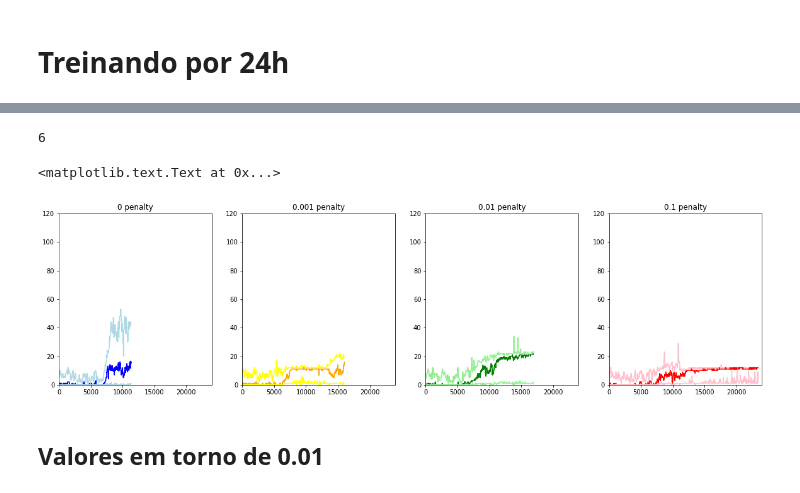
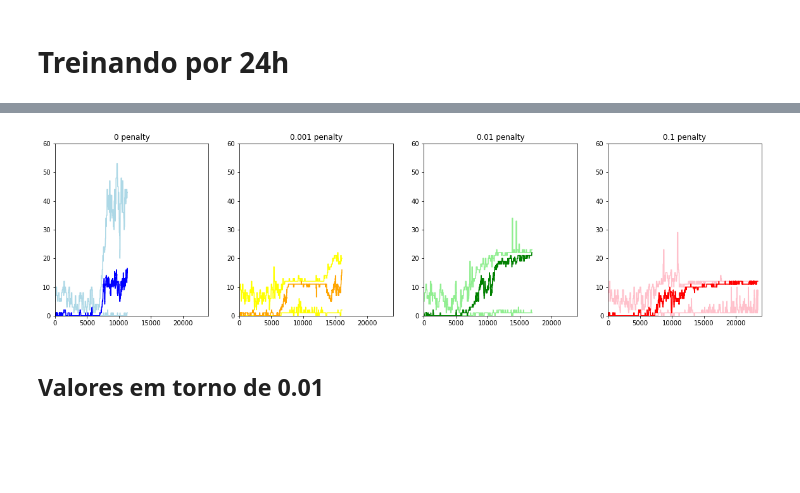
Before and after one commit to glazari/RL-exploration, a Jupyter notebook: Penalty for action.ipynb, the cells around one changed output, grey strips where cells are left out. Cells and saved outputs as stored; diff of their text form; code cells hidden in the pictures; blank space fills up the shorter version.

Commit message:
plot function

```diff
--- a/Penalty for action.ipynb
+++ b/Penalty for action.ipynb
@@ -95,0 +54,27 @@ plt.title('0.1 penalty')
+# %%
+def plot_compare(series=[],scale=[0,6000,0,120],titles=[],win=100):
+    #Default colors
+    colors = [
+        ['blue','lightblue'],
+        ['orange','yellow'],
+        ['green','lightgreen'],
+        ['red','pink'],
+    ]
+
+    n = len(series)
+    assert len(titles) == n or not titles
+
+    plt.figure(figsize=(20,5))
+    for i in range(len(series)):
+        color1, color2 = colors[i]
+
+        plt.subplot(1,n,i+1)
+
+        plt.plot(maxi(series[i],window=win),color=color2)
+        plt.plot(mini(series[i],window=win),color=color2)
+        plt.plot(median(series[i],window=win),color=color1)
+
+        plt.axis(scale)
+
+        if titles:
+            plt.title(titles[i])
@@ -108,44 +99,10 @@ files
-# %%
-reward_records = []
-for file_name in files:
-    with open('penalty/'+file_name,'rb') as f:
-        rewards = pickle.load(f)
-    reward_records.append(rewards)
-len(reward_records)
-# %% [output]
-6
-# %%
-win = 100
-max_episodes = 24000
-max_points = 120
-
-plt.figure(1,figsize=(20,5))
-plt.subplot(141)
-plt.plot(maxi(reward_records[0],window=win),color='lightblue')
-plt.plot(median(reward_records[0],window=win),color='blue')
-plt.plot(mini(reward_records[0],window=win),color='lightblue')
-plt.axis([0,max_episodes,0,max_points])
-plt.title('0 penalty')
-plt.subplot(142)
-plt.plot(maxi(reward_records[2],window=win), color='yellow')
-plt.plot(median(reward_records[2],window=win), color='orange')
-plt.plot(mini(reward_records[2],window=win), color='yellow')
-plt.axis([0,max_episodes,0,max_points])
-plt.title('0.001 penalty')
-plt.subplot(143)
-plt.plot(maxi(reward_records[5],window=win), color='lightgreen')
-plt.plot(median(reward_records[5],window=win), color='green')
-plt.plot(mini(reward_records[5],window=win), color='lightgreen')
-plt.axis([0,max_episodes,0,max_points])
-plt.title('0.01 penalty')
-plt.subplot(144)
-plt.plot(maxi(reward_records[1],window=win), color='pink')
-plt.plot(median(reward_records[1],window=win), color='red')
-plt.plot(mini(reward_records[1],window=win), color='pink')
-plt.axis([0,max_episodes,0,max_points])
-plt.title('0.1 penalty')
-# %% [output]
-<matplotlib.text.Text at 0x...>
-[figure, removed]
+# %%
+series = [reward_records[0], reward_records[2], reward_records[5],reward_records[1]]
+titles = ['0 penalty', '0.001 penalty', '0.01 penalty', '0.1 penalty']
+scale = [0,24000,0,60]
+
+plot_compare(series=series,scale=scale, titles=titles)
+# %% [output]
+[figure, added]
 # %% [markdown]
 ## Valores em torno de 0.01
```
Also changed, not shown: parts of 11 cells of this notebook, 1 other file.
